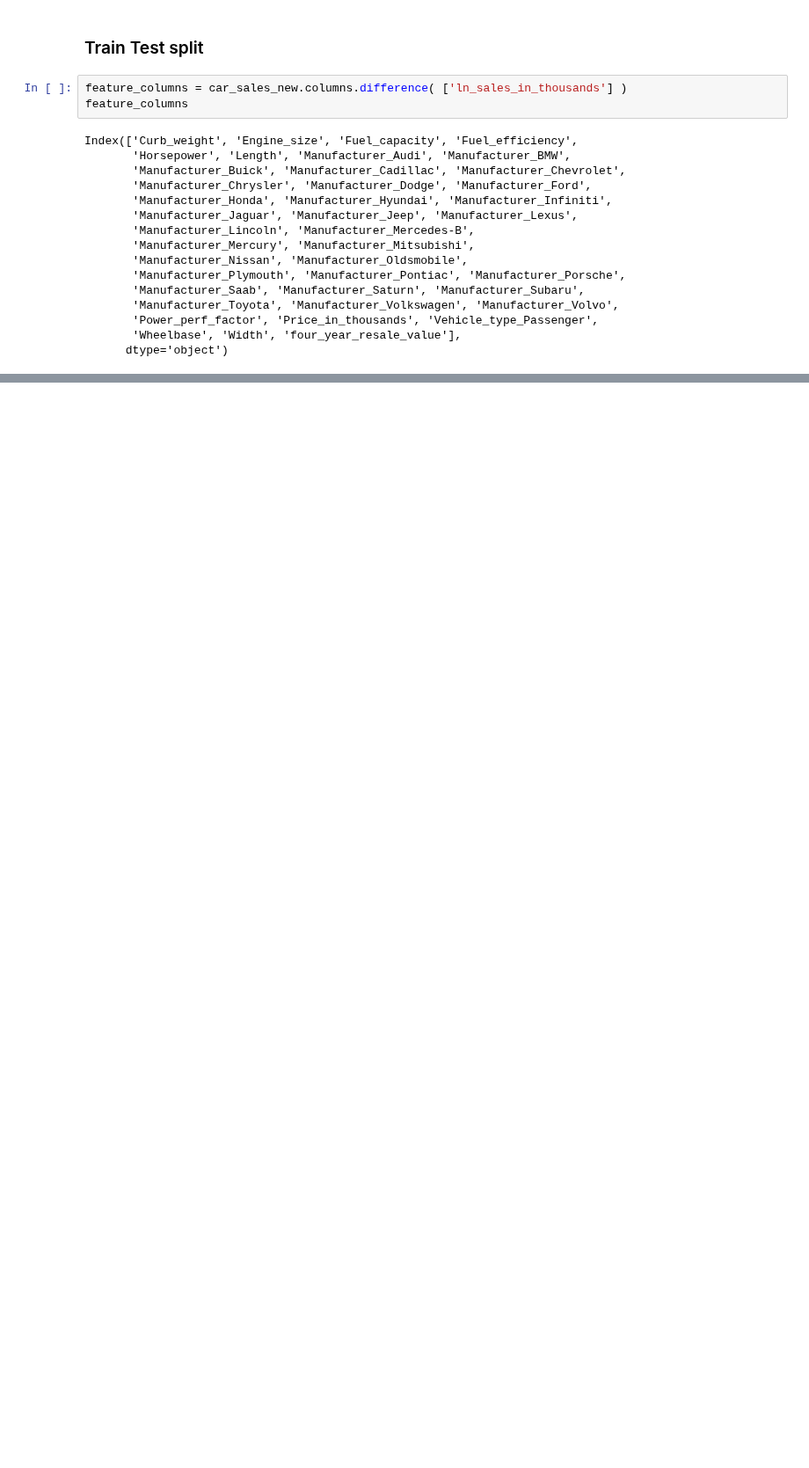
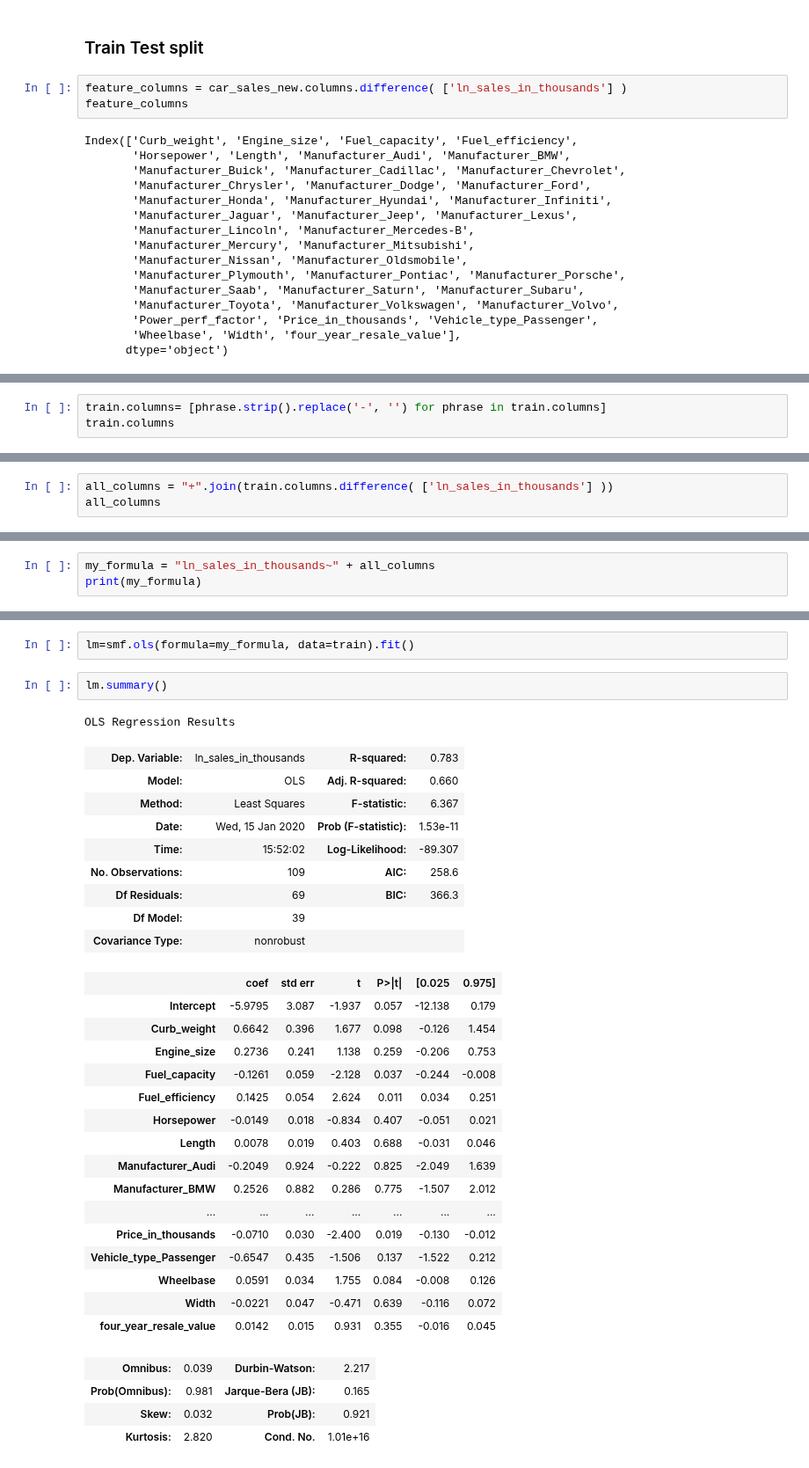
Before and after one commit to mkmritunjay/machineLearning, a Jupyter notebook: linearRegression.ipynb, the cells around one changed output, grey strips where cells are left out. Shown at 88% size. Saved outputs shown, nothing was run; the diff lists cells and outputs as text; blank space fills up the shorter version.

```diff
--- a/linearRegression.ipynb
+++ b/linearRegression.ipynb
@@ -347,0 +363,3 @@ train_X, test_X, train_y, test_y = train_test_split( car_sales_new[feature_colum
+# %%
+train.columns= [phrase.strip().replace('-', '') for phrase in train.columns]
+train.columns
@@ -347,0 +383,3 @@ train_X, test_X, train_y, test_y = train_test_split( car_sales_new[feature_colum
+# %%
+all_columns = "+".join(train.columns.difference( ['ln_sales_in_thousands'] ))
+all_columns
@@ -347,0 +388,3 @@ train_X, test_X, train_y, test_y = train_test_split( car_sales_new[feature_colum
+# %%
+my_formula = "ln_sales_in_thousands~" + all_columns
+print(my_formula)
@@ -347,0 +393,35 @@ train_X, test_X, train_y, test_y = train_test_split( car_sales_new[feature_colum
+# %%
+lm=smf.ols(formula=my_formula, data=train).fit()
+# %%
+lm.summary()
+# %% [output]
+OLS Regression Results
+| Dep. Variable: | ln_sales_in_thousands | R-squared: | 0.783 |
+| Model: | OLS | Adj. R-squared: | 0.660 |
+| Method: | Least Squares | F-statistic: | 6.367 |
+| Date: | Wed, 15 Jan 2020 | Prob (F-statistic): | 1.53e-11 |
+| Time: | 15:52:02 | Log-Likelihood: | -89.307 |
+| No. Observations: | 109 | AIC: | 258.6 |
+| Df Residuals: | 69 | BIC: | 366.3 |
+| Df Model: | 39 |  |  |
+| Covariance Type: | nonrobust |  |  |
+|  | coef | std err | t | P>|t| | [0.025 | 0.975] |
+| Intercept | -5.9795 | 3.087 | -1.937 | 0.057 | -12.138 | 0.179 |
+| Curb_weight | 0.6642 | 0.396 | 1.677 | 0.098 | -0.126 | 1.454 |
+| Engine_size | 0.2736 | 0.241 | 1.138 | 0.259 | -0.206 | 0.753 |
+| Fuel_capacity | -0.1261 | 0.059 | -2.128 | 0.037 | -0.244 | -0.008 |
+| Fuel_efficiency | 0.1425 | 0.054 | 2.624 | 0.011 | 0.034 | 0.251 |
+| Horsepower | -0.0149 | 0.018 | -0.834 | 0.407 | -0.051 | 0.021 |
+| Length | 0.0078 | 0.019 | 0.403 | 0.688 | -0.031 | 0.046 |
+| Manufacturer_Audi | -0.2049 | 0.924 | -0.222 | 0.825 | -2.049 | 1.639 |
+| Manufacturer_BMW | 0.2526 | 0.882 | 0.286 | 0.775 | -1.507 | 2.012 |
+| ... | ... | ... | ... | ... | ... | ... |
+| Price_in_thousands | -0.0710 | 0.030 | -2.400 | 0.019 | -0.130 | -0.012 |
+| Vehicle_type_Passenger | -0.6547 | 0.435 | -1.506 | 0.137 | -1.522 | 0.212 |
+| Wheelbase | 0.0591 | 0.034 | 1.755 | 0.084 | -0.008 | 0.126 |
+| Width | -0.0221 | 0.047 | -0.471 | 0.639 | -0.116 | 0.072 |
+| four_year_resale_value | 0.0142 | 0.015 | 0.931 | 0.355 | -0.016 | 0.045 |
+| Omnibus: | 0.039 | Durbin-Watson: | 2.217 |
+| Prob(Omnibus): | 0.981 | Jarque-Bera (JB): | 0.165 |
+| Skew: | 0.032 | Prob(JB): | 0.921 |
+| Kurtosis: | 2.820 | Cond. No. | 1.01e+16 |
```
Also changed, not shown: parts of 13 cells of this notebook.
